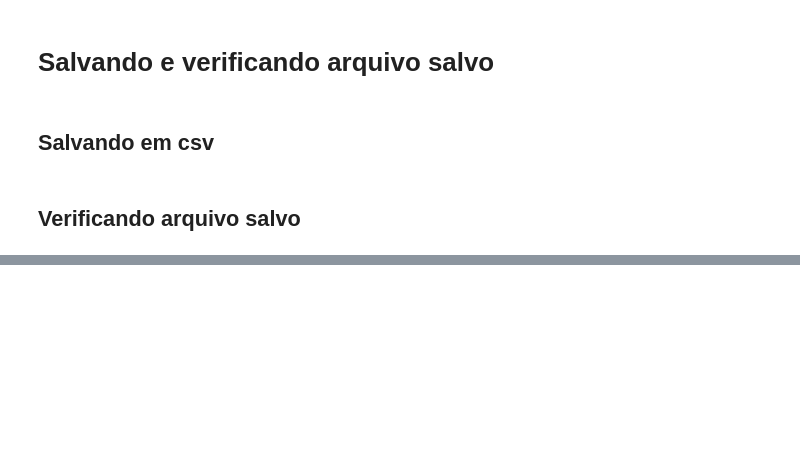
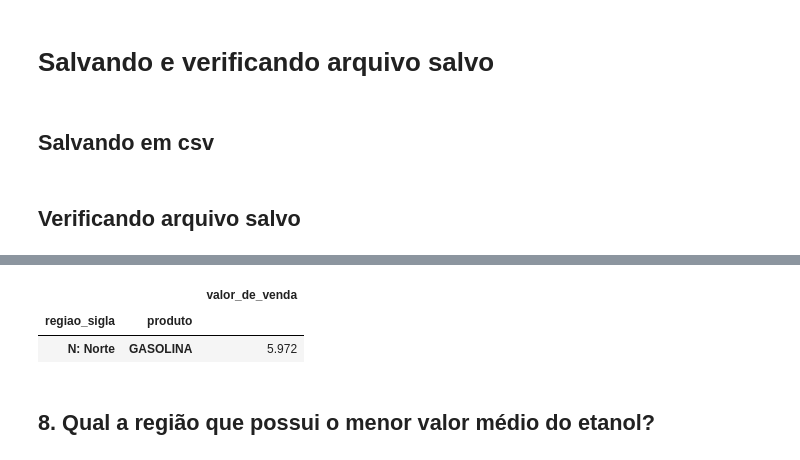
Before and after one commit to lucasCanella/Projeto-modulo-4, a Jupyter notebook: limpeza_adequacao_dados.ipynb, the cells around one changed output, grey strips where cells are left out. Saved outputs shown, nothing was run; the diff lists cells and outputs as text; code cells hidden in the pictures; blank space fills up the shorter version.

```diff
--- a/limpeza_adequacao_dados.ipynb
+++ b/limpeza_adequacao_dados.ipynb
@@ -186,5 +439,11 @@ regiao_maior_med_gas.style.background_gradient(cmap='Oranges')
 # %%
-regiao_maior_med_gas.max()
+regiao_maior_med_gas.nlargest(1, columns = 'valor_de_venda')
+# %% [output]
+|  |  | valor_de_venda |
+| regiao_sigla | produto |  |
+| N: Norte | GASOLINA | 5.972 |
+# %% [markdown]
+## 8. Qual a região que possui o menor valor médio do etanol?
 # %%
 # 8. Qual a região que possui o menor valor médio do etanol?
 regiao_menor_med_etanol = dados_novo_arquivo[dados_novo_arquivo['produto']=='ETANOL'].groupby(['regiao_sigla', 'produto']).aggregate( {"valor_de_venda":"mean"}).round(3).sort_values('valor_de_venda')
```
Also changed, not shown: parts of 47 cells of this notebook.
